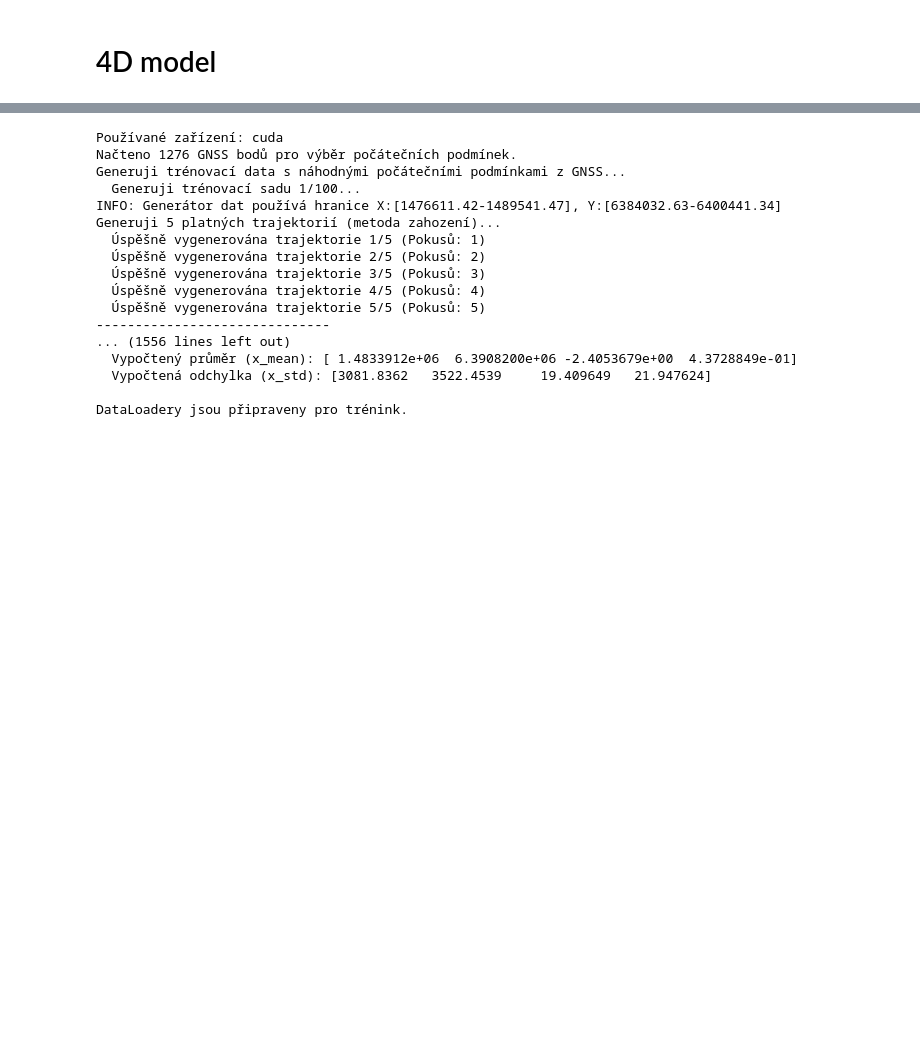
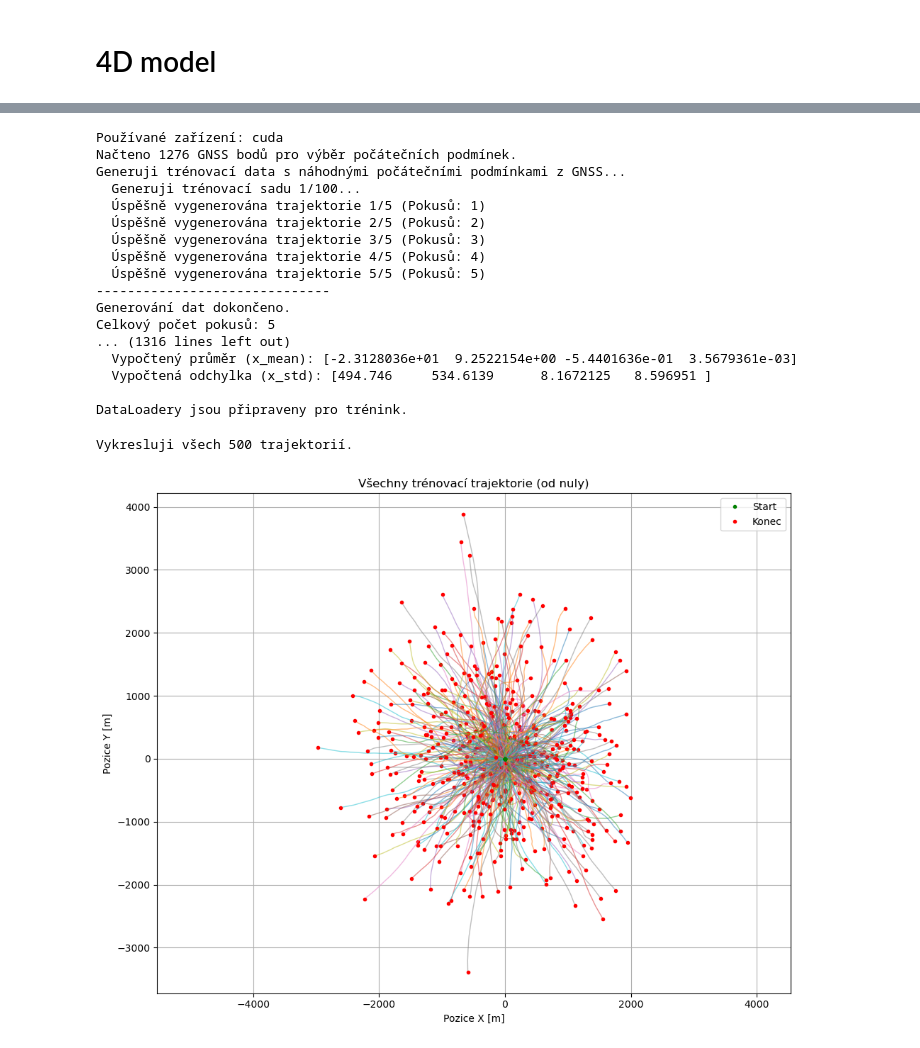
Before and after one commit to Lukas-Kozel/KalmanNet-for-state-estimation, a Jupyter notebook: TAN/4D_system.ipynb, the cells around one changed output, grey strips where cells are left out. Cells and saved outputs as stored; diff of their text form; code cells hidden in the pictures; blank space fills up the shorter version.

```diff
--- a/TAN/4D_system.ipynb
+++ b/TAN/4D_system.ipynb
@@ -195,8 +227,8 @@ from copy import deepcopy
 import numpy as np
 import random
 from utils import utils
-TRAIN_SEQ_LEN = 50
-VALID_SEQ_LEN = 100
+TRAIN_SEQ_LEN = 150
+VALID_SEQ_LEN = 200
 NUM_TRAIN_SETS = 100
 TRAJ_PER_SET_TRAIN = 5
 NUM_VALID_SETS = 20
@@ -220,8 +252,8 @@ for i in range(NUM_TRAIN_SETS):
 
     start_index = random.randint(0, num_gnss_points - 2)
 
-    initial_pos_np = souradniceGNSS[:2, start_index]
-    next_pos_np = souradniceGNSS[:2, start_index + 1]
+    initial_pos_np = 0*souradniceGNSS[:2, start_index]
+    next_pos_np = 0*souradniceGNSS[:2, start_index + 1]
     initial_vel_np = next_pos_np - initial_pos_np
     Ex0_sampled = torch.cat([
         torch.from_numpy(initial_pos_np),
@@ -252,9 +284,9 @@ all_y_val = []
 for i in range(NUM_VALID_SETS):
     print(f"  Generuji validační sadu {i+1}/{NUM_VALID_SETS}...")
     start_index = random.randint(0, num_gnss_points - 2)
-    initial_pos_np = souradniceGNSS[:2, start_index]
-    next_pos_np = souradniceGNSS[:2, start_index + 1]
-    initial_vel_np = next_pos_np - initial_pos_np
+    initial_pos_np = 0*souradniceGNSS[:2, start_index]
+    next_pos_np = 0*souradniceGNSS[:2, start_index + 1]
+    initial_vel_np = 0*next_pos_np - initial_pos_np
     Ex0_sampled = torch.cat([
         torch.from_numpy(initial_pos_np),
         torch.from_numpy(initial_vel_np)
@@ -304,19 +336,70 @@ Používané zařízení: cuda
 Načteno 1276 GNSS bodů pro výběr počátečních podmínek.
 Generuji trénovací data s náhodnými počátečními podmínkami z GNSS...
   Generuji trénovací sadu 1/100...
-INFO: Generátor dat používá hranice X:[1476611.42-1489541.47], Y:[6384032.63-6400441.34]
-Generuji 5 platných trajektorií (metoda zahození)...
   Úspěšně vygenerována trajektorie 1/5 (Pokusů: 1)
   Úspěšně vygenerována trajektorie 2/5 (Pokusů: 2)
   Úspěšně vygenerována trajektorie 3/5 (Pokusů: 3)
   Úspěšně vygenerována trajektorie 4/5 (Pokusů: 4)
   Úspěšně vygenerována trajektorie 5/5 (Pokusů: 5)
 ------------------------------
-... (1556 lines left out)
-  Vypočtený průměr (x_mean): [ 1.4833912e+06  6.3908200e+06 -2.4053679e+00  4.3728849e-01]
-  Vypočtená odchylka (x_std): [3081.8362   3522.4539     19.409649   21.947624]
+Generování dat dokončeno.
+Celkový počet pokusů: 5
+... (1316 lines left out)
+  Vypočtený průměr (x_mean): [-2.3128036e+01  9.2522154e+00 -5.4401636e-01  3.5679361e-03]
+  Vypočtená odchylka (x_std): [494.746     534.6139      8.1672125   8.596951 ]
 
 DataLoadery jsou připraveny pro trénink.
+# %%
+import matplotlib.pyplot as plt
+
+def plot_trajectories(x_data, title="Trajektorie", num_to_plot=None):
+    # Převod na numpy pro matplotlib
+    x_np = x_data.detach().cpu().numpy()
+
+    total_traj = x_np.shape[0]
+
+    # Výběr indexů k vykreslení
+    if num_to_plot is not None and num_to_plot < total_traj:
+        indices = np.random.choice(total_traj, num_to_plot, replace=False)
+        print(f"Vykresluji náhodných {num_to_plot} z celkových {total_traj} trajektorií.")
+    else:
+        indices = range(total_traj)
+        print(f"Vykresluji všech {total_traj} trajektorií.")
+
+    plt.figure(figsize=(10, 8))
+
+    for i in indices:
+        # x_np[i, :, 0] je X souřadnice v čase
+        # x_np[i, :, 1] je Y souřadnice v čase
+        pos_x = x_np[i, :, 0]
+        pos_y = x_np[i, :, 1]
+
+        # Vykreslení čáry
+        plt.plot(pos_x, pos_y, alpha=0.5, linewidth=1)
+
+        # Zvýraznění startu (zelená tečka) a konce (červená tečka)
+        plt.plot(pos_x[0], pos_y[0], 'go', markersize=3, label='Start' if i == indices[0] else "")
+        plt.plot(pos_x[-1], pos_y[-1], 'ro', markersize=3, label='Konec' if i == indices[0] else "")
+
+    plt.title(title)
+    plt.xlabel("Pozice X [m]")
+    plt.ylabel("Pozice Y [m]")
+    plt.grid(True)
+    plt.axis('equal') # Aby nedošlo ke zkreslení poměru stran
+    plt.legend(loc='upper right')
+    plt.tight_layout()
+    plt.show()
+# 1. Vykreslení všech trénovacích dat (může být nepřehledné, pokud jich je moc)
+plot_trajectories(x_train, title="Všechny trénovací trajektorie (od nuly)")
+
+# 2. Nebo vykreslení náhodného vzorku (např. 50 trajektorií), pro lepší přehled
+# plot_trajectories(x_train, title="Ukázka 50 trénovacích trajektorií", num_to_plot=50)
+
+# 3. Můžete zkontrolovat i validační data
+# plot_trajectories(x_val, title="Validační trajektorie", num_to_plot=20)
+# %% [output]
+Vykresluji všech 500 trajektorií.
+[figure, added]
 # %%
 import torch
 import torch.nn as nn
```
Also changed, not shown: parts of 6 cells of this notebook, 21 other files.
